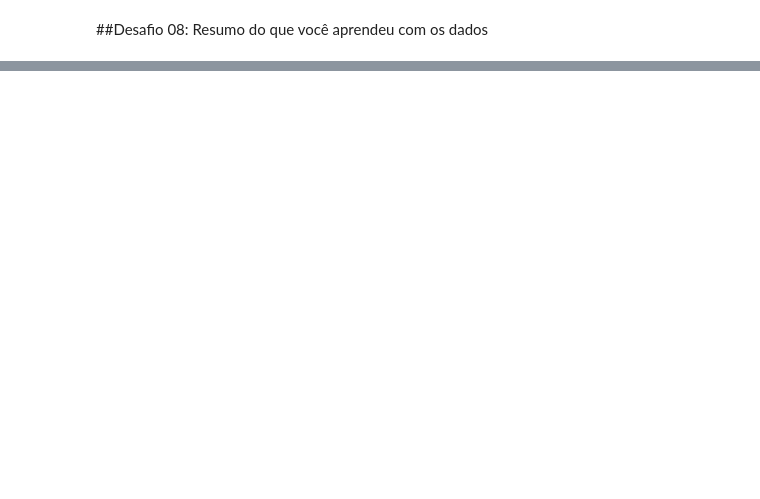
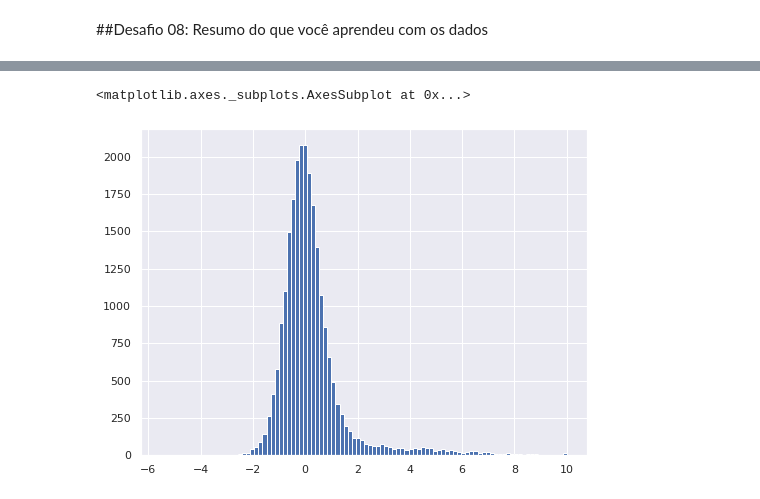
Before and after one commit to renysoo/Imersao-Dados, a Jupyter notebook: Imersão_Dados.ipynb, the cells around one changed output, grey strips where cells are left out. Cells and saved outputs as stored; diff of their text form; code cells hidden in the pictures; blank space fills up the shorter version.

```diff
--- a/Imersão_Dados.ipynb
+++ b/Imersão_Dados.ipynb
@@ -200,0 +227,6 @@ Duas tipos de doses foram aplicadas em proporções equilibradas e durantes 3 pe
+# %%
+plt.figure(figsize=(8,6))
+dados['g-0'].hist(bins=100)
+# %% [output]
+<matplotlib.axes._subplots.AxesSubplot at 0x...>
+[figure, added]
```
Also changed, not shown: parts of 27 cells of this notebook.
